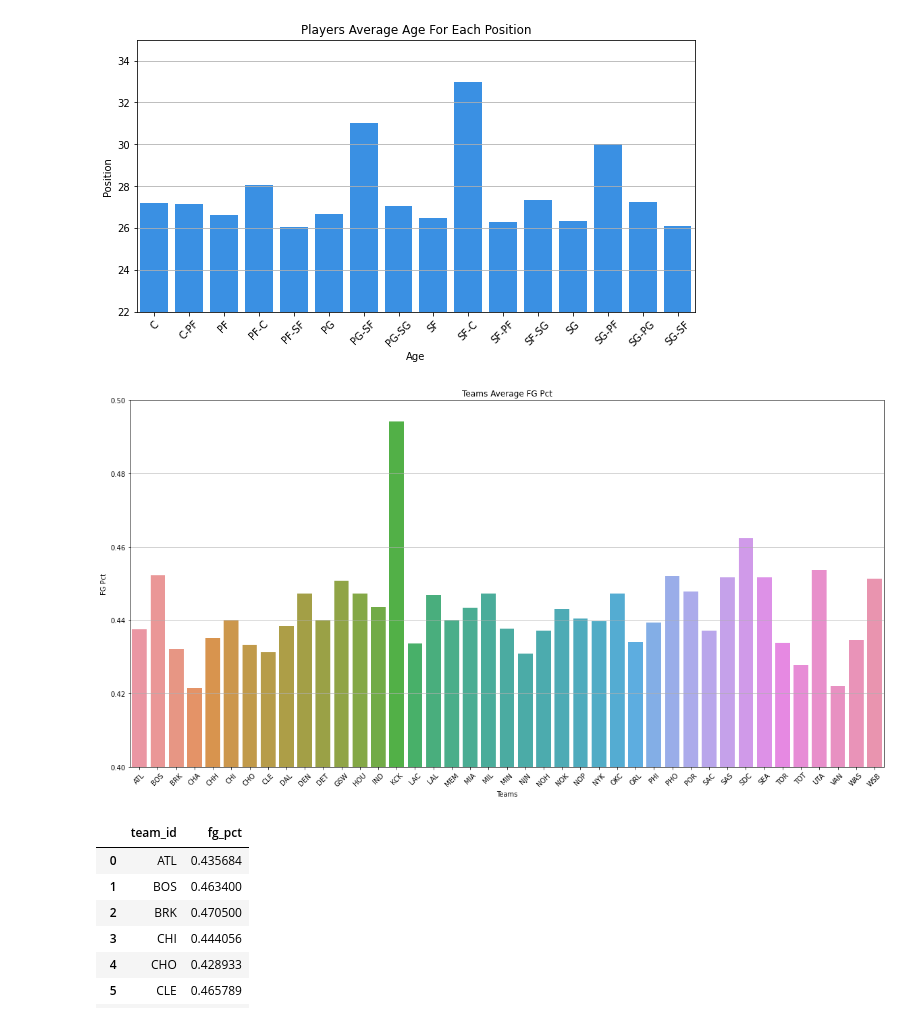
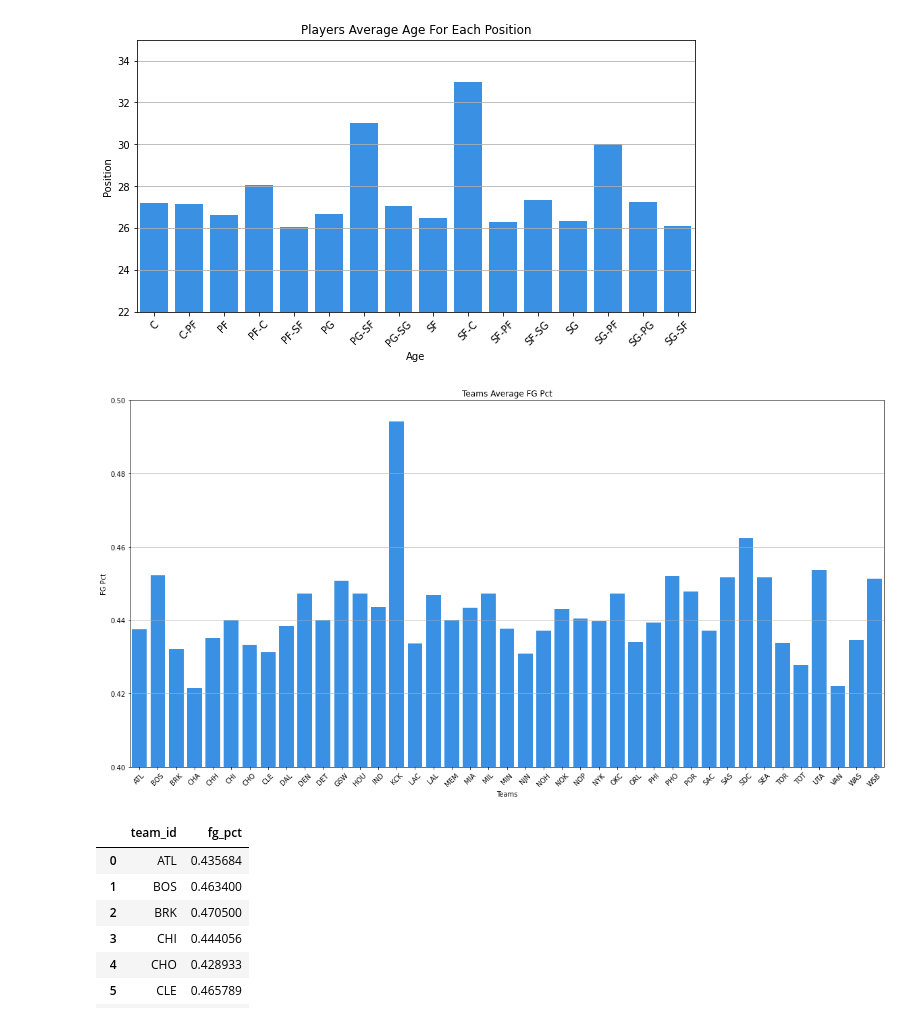
Before and after one commit to SpencerReno/NBA, a Jupyter notebook: main.ipynb, the cells around one changed output. Drawn from its saved outputs; the diff is of its cells as text; code cells hidden in the pictures.

```diff
--- a/main.ipynb
+++ b/main.ipynb
@@ -30,3 +30,5 @@ Award Share - The formula is (award points) / (maximum number of award points).
+# %%
+data.drop(columns=['Unnamed: 0'], inplace=True)
 # %%
 position_age = data.groupby('pos')['age'].mean().reset_index()
 # %%
@@ -51,21 +53,21 @@ team_fg_pct  = data.groupby('team_id')['fg_pct'].mean().reset_index()
 # %%
 fig = plt.figure(figsize=(20,10))
 
-sns.barplot(team_fg_pct['team_id'], team_fg_pct['fg_pct'])
+sns.barplot(team_fg_pct['team_id'], team_fg_pct['fg_pct'], color='dodgerblue')
 
 plt.title("Teams Average FG Pct")
 
 plt.xlabel('Teams')
 plt.ylabel('FG Pct')
 
 plt.ylim(.4, .5)
 
 
 plt.xticks(rotation=45)
 plt.grid(axis='y')
 plt.show()
 # %% [output]
-[figure, old version]
+[figure, new version]
 # %%
 season_22 = data[data['season'] == 2022]
 # %%
```
Also changed, not shown: parts of 17 cells of this notebook.
